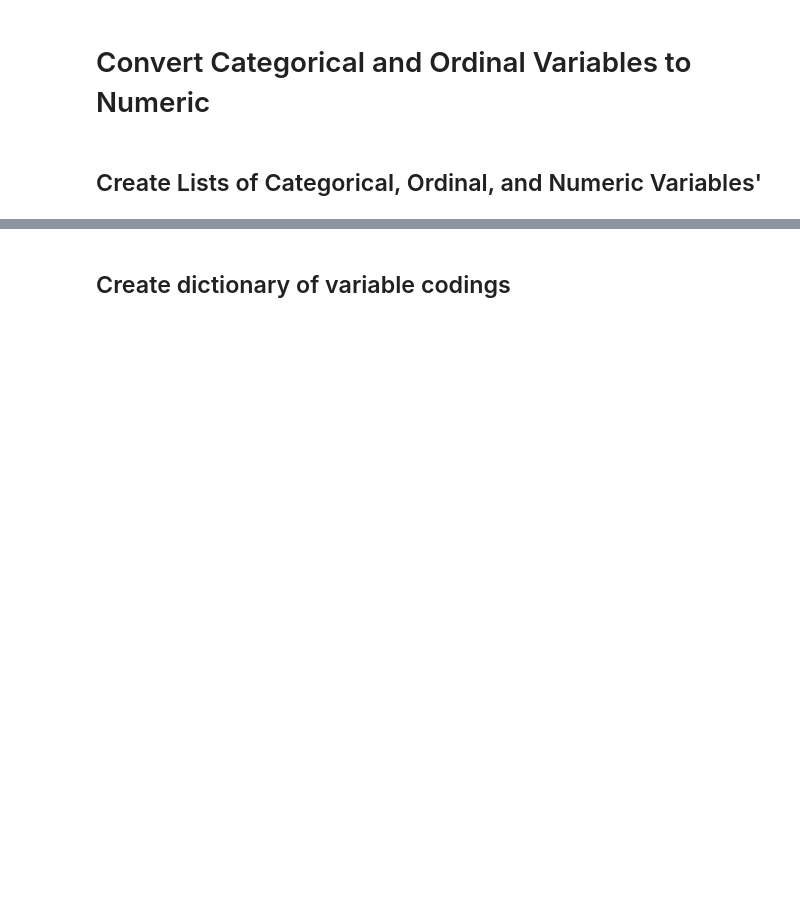
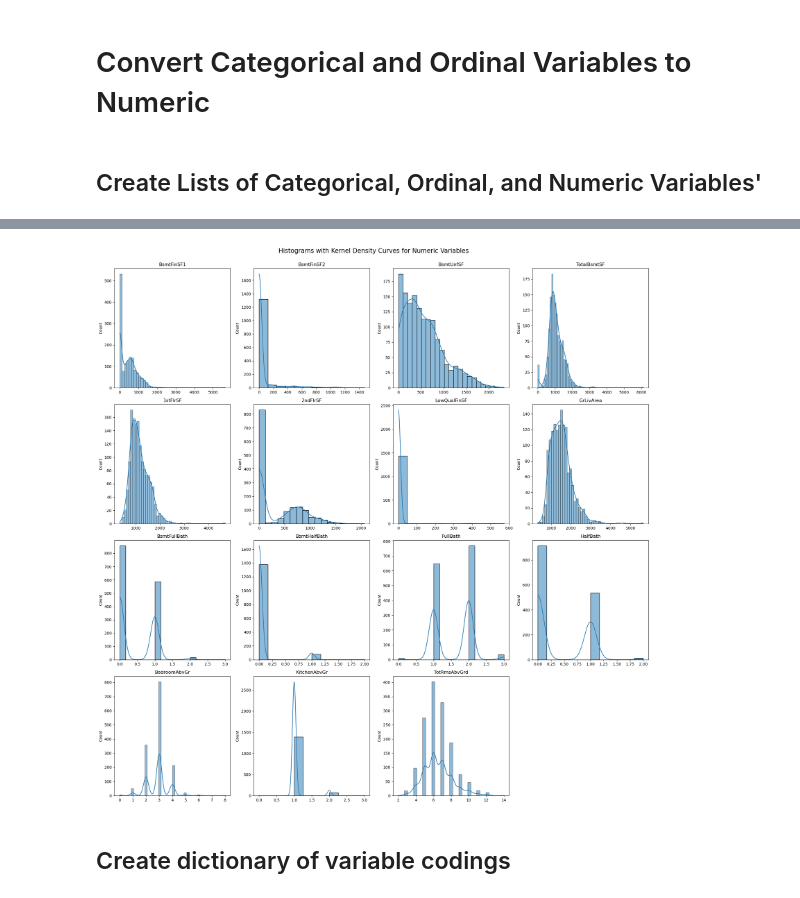
Before and after one commit to AaronMartin78/Kaggle-Competition-Housing-Prices-I, a Jupyter notebook: Data_Inspection_Vars_28_54.ipynb, the cells around one changed output, grey strips where cells are left out. Drawn from its saved outputs; the diff is of its cells as text; code cells hidden in the pictures; blank space fills up the shorter version.

Commit message:
Some closer data analyssis for variables 28-54, new file combining everything 1-54

```diff
--- a/Data_Inspection_Vars_28_54.ipynb
+++ b/Data_Inspection_Vars_28_54.ipynb
@@ -153,0 +311,8 @@ numeric_vars = ['BsmtFinSF1', 'BsmtFinSF2', 'BsmtUnfSF', 'TotalBsmtSF', '1stFlrS
+# %%
+df_cat_vars = pd.DataFrame(df_selected[['Foundation', 'Heating', 'Electrical']])
+
+df_ordinal_vars = pd.DataFrame(df_selected[['ExterCond', 'BsmtQual', 'BsmtCond', 'BsmtExposure', 'BsmtFinType1', 'BsmtFinType2', 'HeatingQC',
+                'CentralAir', 'KitchenQual']])
+
+df_numeric_vars = pd.DataFrame(df_selected[['BsmtFinSF1', 'BsmtFinSF2', 'BsmtUnfSF', 'TotalBsmtSF', '1stFlrSF', '2ndFlrSF', 'LowQualFinSF',
+                'GrLivArea', 'BsmtFullBath', 'BsmtHalfBath', 'FullBath', 'HalfBath', 'BedroomAbvGr', 'KitchenAbvGr', 'TotRmsAbvGrd']])
@@ -154,3 +429,23 @@ numeric_vars = ['BsmtFinSF1', 'BsmtFinSF2', 'BsmtUnfSF', 'TotalBsmtSF', '1stFlrS
+# %%
+fig, axes = plt.subplots(4, 4, figsize=(20, 20))
+fig.suptitle('Histograms with Kernel Density Curves for Numeric Variables', fontsize=16, y=1.0)
+
+plt.subplots_adjust(top=1.0, hspace=1.0, wspace=0.3)
+axes = axes.flatten()
+
+for i, column in enumerate(df_numeric_vars.columns):
+    if i < 15:
+        sns.histplot(df_numeric_vars[column], kde=True, ax=axes[i])
+        axes[i].set_title(column)
+        axes[i].set_xlabel('')
+
+if len(df_numeric_vars.columns) < 16:
+    fig.delaxes(axes[-1])
+
+plt.tight_layout()
+plt.show()
+# %% [output]
+[figure, added]
 # %% [markdown]
 ## Create dictionary of variable codings
 # %%
```
Also changed, not shown: parts of 38 cells of this notebook, 1 other file.
